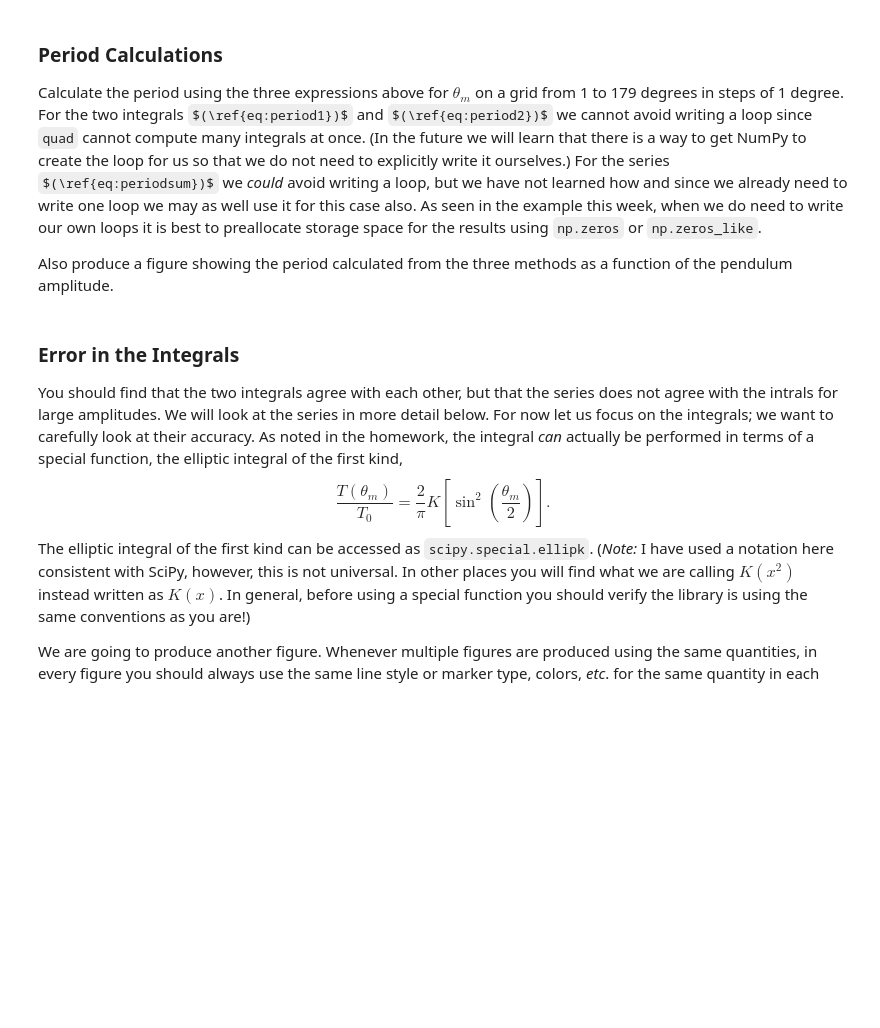
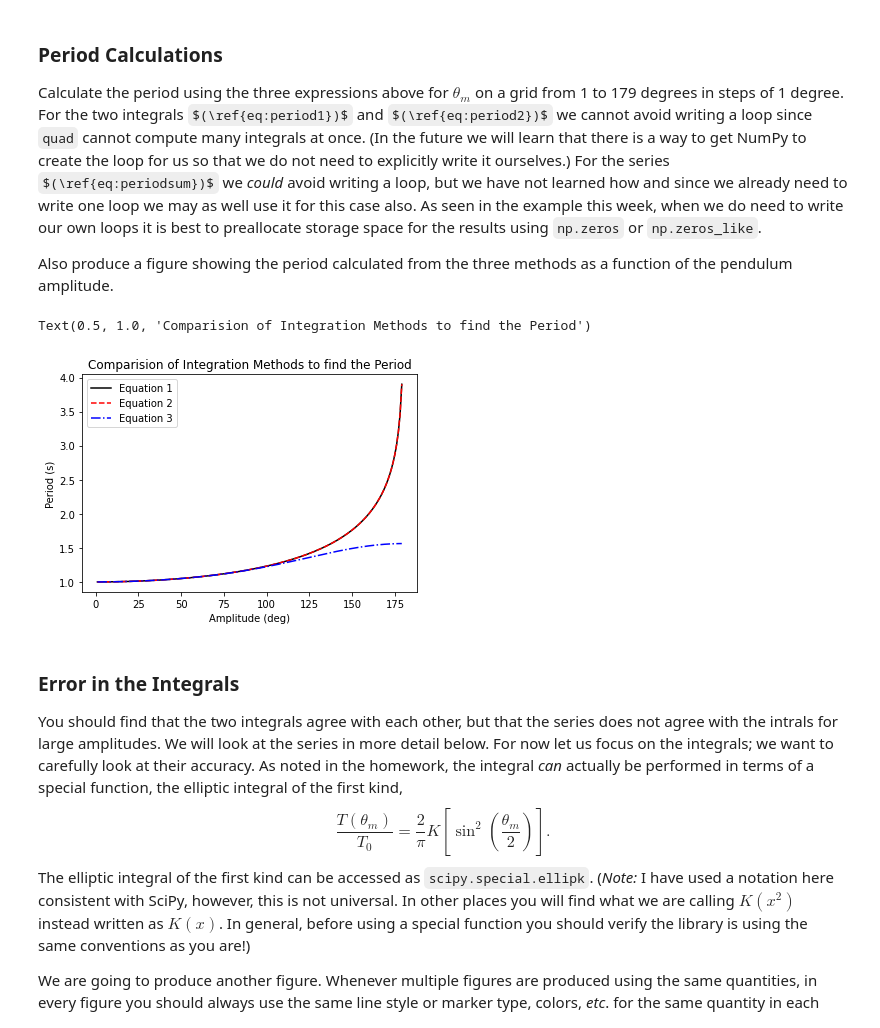
Before and after one commit to Rjames13/p250-spring-2022, a Jupyter notebook: labs/Lab04.ipynb, the cells around one changed output. Drawn from its saved outputs; the diff is of its cells as text; code cells hidden in the pictures; some formulas as TeX source; blank space fills up the shorter version.

```diff
--- a/labs/Lab04.ipynb
+++ b/labs/Lab04.ipynb
@@ -51,3 +54,47 @@ raise NotImplementedError()
+# %%
+theta_m= np.arange(1., 180., 1)
+theta_m= np.radians(theta_m)
+
+def eq1(theta, theta_m):
+    return 1/(np.sqrt(np.cos(theta)- np.cos(theta_m)))
+
+def eq2(psi, theta_m):
+    return 1/(np.sqrt(1- (np.sin(theta_m/2))**2*(np.sin(psi))**2))
+
+def integ1(theta_m):
+    return (np.sqrt(2)/np.pi) * integ.quad(eq1, 0, theta_m, args=(theta_m))[0]
+
+def integ2(theta_m):
+    return (2/np.pi) * integ.quad(eq2, 0, np.pi/2, args=(theta_m))[0]
+
+eq1ans= np.zeros_like(theta_m)
+for j in range(len(theta_m)):
+    eq1ans[j] = integ1(theta_m[j])
+
+eq2ans= np.zeros_like(theta_m)
+for j in range(len(theta_m)):
+    eq2ans[j]= integ2(theta_m[j])
+
+a= np.array([0.25, 0.140625, 0.09765625, 0.07476806640625])
+n= np.arange(1, 5, 1)
+
+def eq3(a, n, theta_m):
+    return 1+ np.sum(a*(np.sin(theta_m/2))**(2*n))
+
+eq3ans= np.zeros_like(theta_m)
+for j in range(len(theta_m)):
+    eq3ans[j]= eq3(a, n, theta_m[j])
+
+plt.plot(np.degrees(theta_m), eq1ans, 'k', label='Equation 1')
+plt.plot(np.degrees(theta_m), eq2ans, 'r--', label='Equation 2')
+plt.plot(np.degrees(theta_m), eq3ans, 'b-.', label= 'Equation 3')
+plt.legend()
+plt.xlabel('Amplitude (deg)')
+plt.ylabel('Period (s)')
+plt.title('Comparision of Integration Methods to find the Period')
+# %% [output]
+Text(0.5, 1.0, 'Comparision of Integration Methods to find the Period')
+[figure, added]
 # %% [markdown]
 ### Error in the Integrals
 
```
Also changed, not shown: parts of 16 cells of this notebook, 2 other files.
